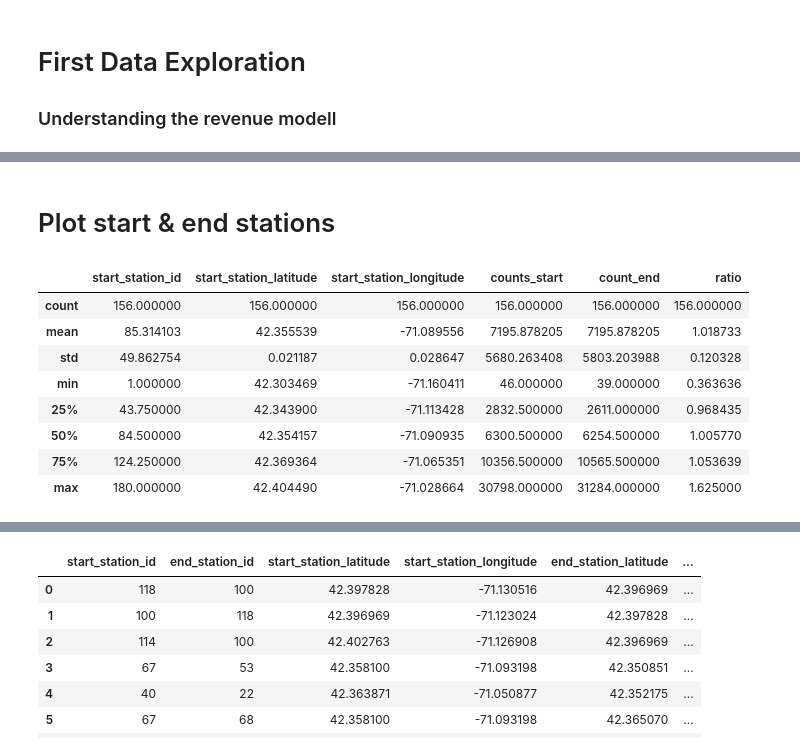
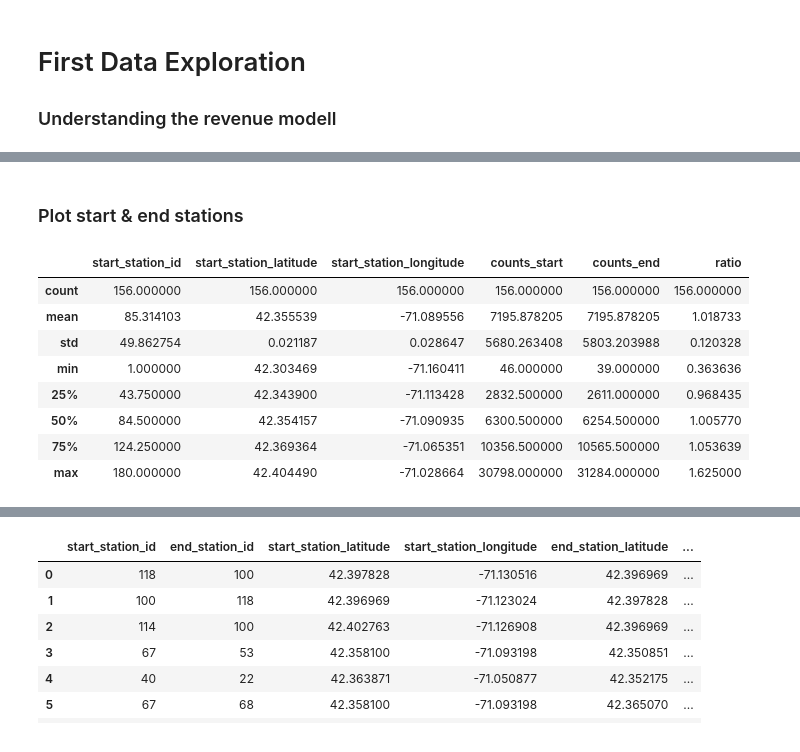
Before and after one commit to RavenRudi/AA_Group16, a Jupyter notebook: data_exploration.ipynb, the cells around one changed output, grey strips where cells are left out. Cells and saved outputs as stored; diff of their text form; code cells hidden in the pictures.

```diff
--- a/data_exploration.ipynb
+++ b/data_exploration.ipynb
@@ -143,2 +278,2 @@ stations_match
 # %% [markdown]
-# Plot start & end stations
+### Plot start & end stations
@@ -148,19 +280,18 @@ df_boston.head()
 # %%
-df_start = df_boston.groupby(['start_station_id','start_station_latitude', 'start_station_longitude']).size().reset_index(name='count_start')
+df_start = df_boston.groupby(['start_station_id','start_station_latitude', 'start_station_longitude']).size().reset_index(name='counts_start')
 # %%
-df_end = df_boston.groupby(['end_station_id','end_station_latitude', 'end_station_longitude']).size().reset_index(name='count_end')
+df_end = df_boston.groupby(['end_station_id','end_station_latitude', 'end_station_longitude']).size().reset_index(name='counts_end')
 # %%
 df_start = df_start.sort_values('start_station_id')
 df_end = df_end.sort_values('end_station_id')
 
 df_ratio = df_start.copy()
-df_ratio['count_end'] = df_end['counts_end']
+df_ratio['counts_end'] = df_end['counts_end']
 df_ratio["ratio"] = df_start['counts_start']/df_end['counts_end']
 
-
 df_ratio.sort_values('ratio').describe()
 # %% [output]
-|  | start_station_id | start_station_latitude | start_station_longitude | counts_start | count_end | ratio |
+|  | start_station_id | start_station_latitude | start_station_longitude | counts_start | counts_end | ratio |
 | count | 156.000000 | 156.000000 | 156.000000 | 156.000000 | 156.000000 | 156.000000 |
 | mean | 85.314103 | 42.355539 | -71.089556 | 7195.878205 | 7195.878205 | 1.018733 |
 | std | 49.862754 | 0.021187 | 0.028647 | 5680.263408 | 5803.203988 | 0.120328 |
```
Also changed, not shown: parts of 34 cells of this notebook.
